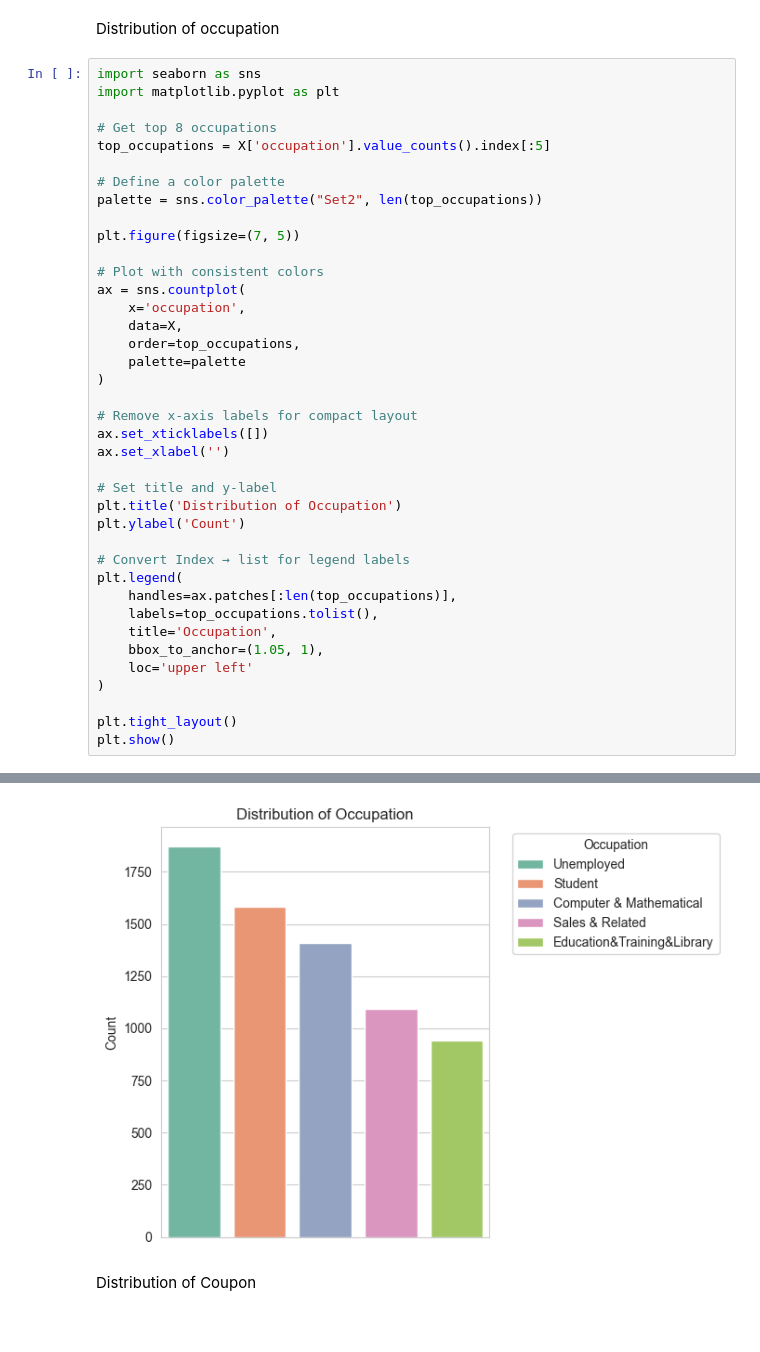
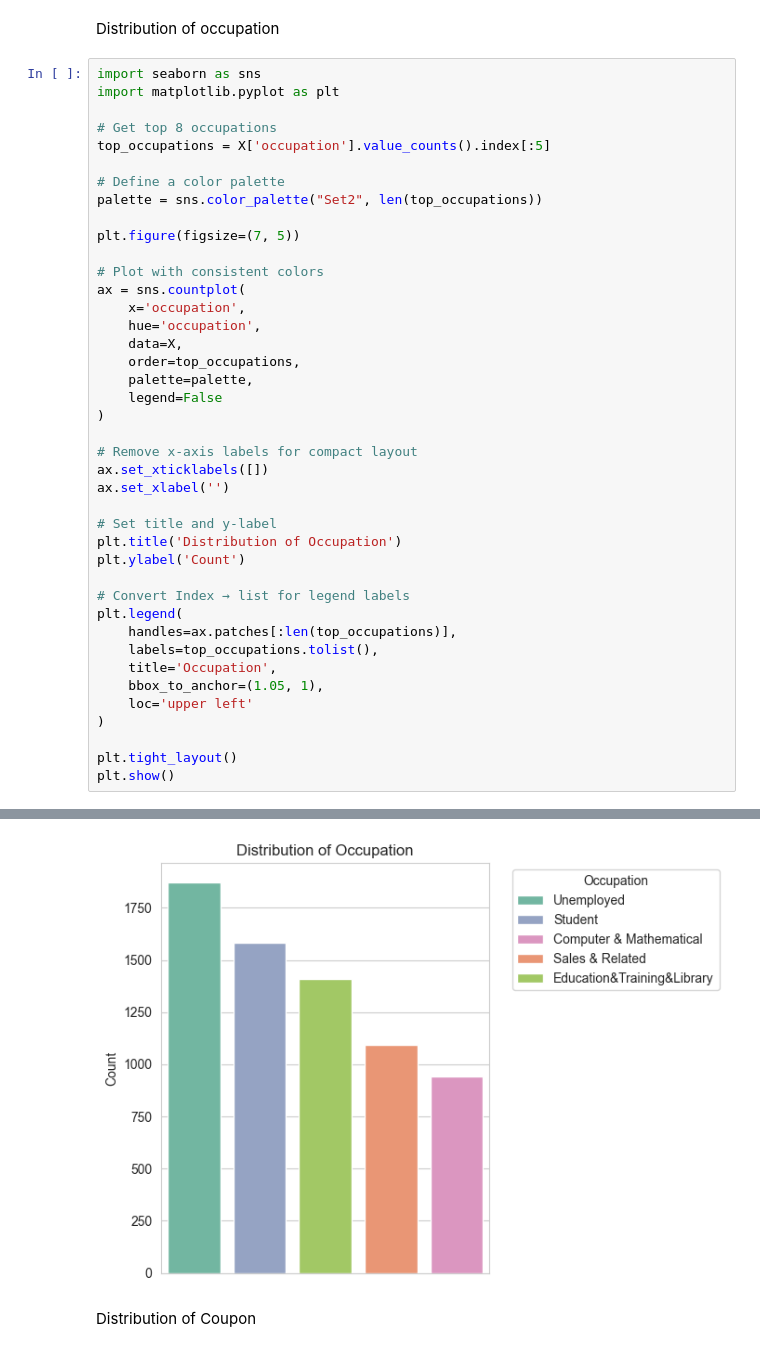
Before and after one commit to wimphil/machine_learning_group_11, a Jupyter notebook: Drivers_Recommendation_Dataset_Jupyter.ipynb, the cells around one changed output, grey strips where cells are left out. Saved outputs shown, nothing was run; the diff lists cells and outputs as text.

```diff
--- a/Drivers_Recommendation_Dataset_Jupyter.ipynb
+++ b/Drivers_Recommendation_Dataset_Jupyter.ipynb
@@ -180,9 +179,11 @@ plt.figure(figsize=(7, 5))
 # Plot with consistent colors
 ax = sns.countplot(
     x='occupation',
+    hue='occupation',
     data=X,
     order=top_occupations,
-    palette=palette
+    palette=palette,
+    legend=False
 )
 
 # Remove x-axis labels for compact layout
@@ -210,5 +210,5 @@ Passing `palette` without assigning `hue` is deprecated and will be removed in v
   ax = sns.countplot(
-[figure, old version]
+[figure, new version]
 # %% [markdown]
 Distribution of Coupon
 # %%
```
Also changed, not shown: parts of 4 cells of this notebook.
